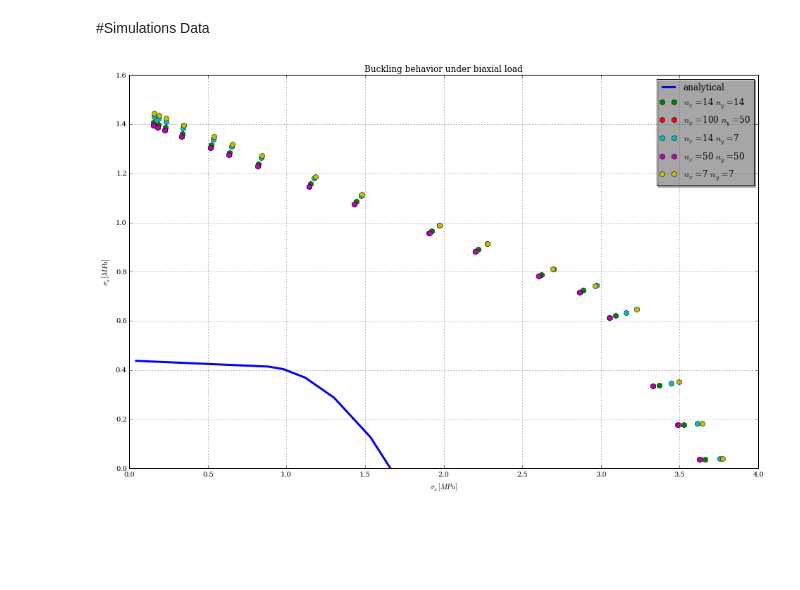
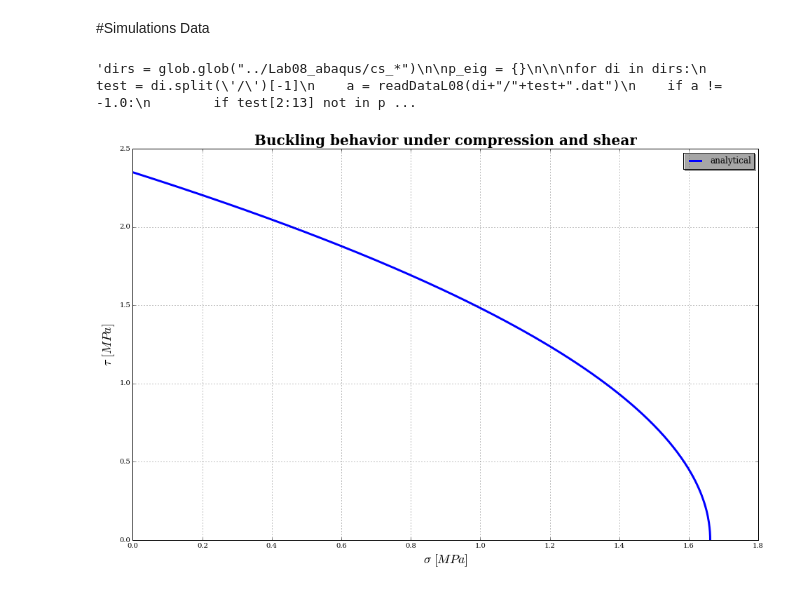
Before and after one commit to Ccaccia73/NLAAS-Labs, a Jupyter notebook: lab08.ipynb, the cells around one changed output. Saved outputs shown, nothing was run; the diff lists cells and outputs as text; code cells hidden in the pictures; blank space fills up the shorter version.

Commit message:
computed analytical solution

```diff
--- a/lab08.ipynb
+++ b/lab08.ipynb
@@ -386,3 +368,21 @@ for i, γ in enumerate(γ_a):
+# %%
+D = E*h**3/(12*(1-ν**2))
+
+
+σ_cr = 4*D/h*(np.pi/b)**2
+τ_cr = 4*np.sqrt(2)*D/h*(np.pi/b)**2
+
+γ_a = np.linspace(0.0,100.0, 5000)
+
+γ_a = γ_a**2
+
+σ = np.zeros_like(γ_a)
+
+for i, γ in enumerate(γ_a[1:]):
+    σ[i+1] = (-1+np.sqrt(1+2*γ**2))/(γ**2)*σ_cr
+
+σ[0] = σ_cr
+τ = γ_a*σ
 # %% [markdown]
 #Simulations Data
 # %%
@@ -409,29 +409,31 @@ p_eig = {}
 
 for di in dirs:
     test = di.split('/')[-1]
-    a = readDataL07(di+"/"+test+".dat")
+    a = readDataL08(di+"/"+test+".dat")
     if a != -1.0:
         if test[2:13] not in p_eig:
             p_eig[test[2:13]] = [[],[]]
         p_eig[test[2:13]][0].append(a)
         p_eig[test[2:13]][1].append(a*float(test[-3:])/100)
+# %% [output]
+'dirs = glob.glob("../Lab08_abaqus/cs_*")\n\np_eig = {}\n\n\nfor di in dirs:\n    test = di.split(\'/\')[-1]\n    a = readDataL08(di+"/"+test+".dat")\n    if a != -1.0:\n        if test[2:13] not in p ...
 # %%
 plt.figure(figsize=(16,10), dpi=300)
-plt.plot(σ_x, σ_y, lw=3., label='analytical')
+plt.plot(σ, τ,lw=3., label='analytical')
 
-for act_test in p_eig:
-    lb = r'$n_x=$'+str(int(act_test[2:5]))+' $n_y=$'+str(int(act_test[8:11]))
-    plt.plot(p_eig[act_test][0],p_eig[act_test][1],'h',ms=8,label=lb)
+#for act_test in p_eig:
+#    lb = r'$n_x=$'+str(int(act_test[2:5]))+' $n_y=$'+str(int(act_test[8:11]))
+#    plt.plot(p_eig[act_test][0],p_eig[act_test][1],'h',ms=8,label=lb)
 
 #plt.xlim([0.,4])
 #plt.ylim([0.0,1.6])
-plt.xticks(np.arange(0.,4.1,0.5))
-plt.yticks(np.arange(0.0,1.61,.2))
-plt.title('Buckling behavior under biaxial load')
-plt.xlabel(r'$\sigma_x [MPa]$')
-plt.ylabel(r'$\sigma_y [MPa]$')
+#plt.xticks(np.arange(0.,4.1,0.5))
+#plt.yticks(np.arange(0.0,1.61,.2))
+plt.title('Buckling behavior under compression and shear', fontsize=20, fontweight='bold')
+plt.xlabel(r'$\sigma \ [MPa]$', fontsize=18)
+plt.ylabel(r'$\tau \ [MPa]$', fontsize=18)
 plt.legend(loc='upper right', shadow=True)
 plt.grid()
 plt.savefig('Lab08.jpg');
 # %% [output]
-[figure, old version]
+[figure, new version]
```
Also changed, not shown: parts of 9 cells of this notebook, 1 other file.
